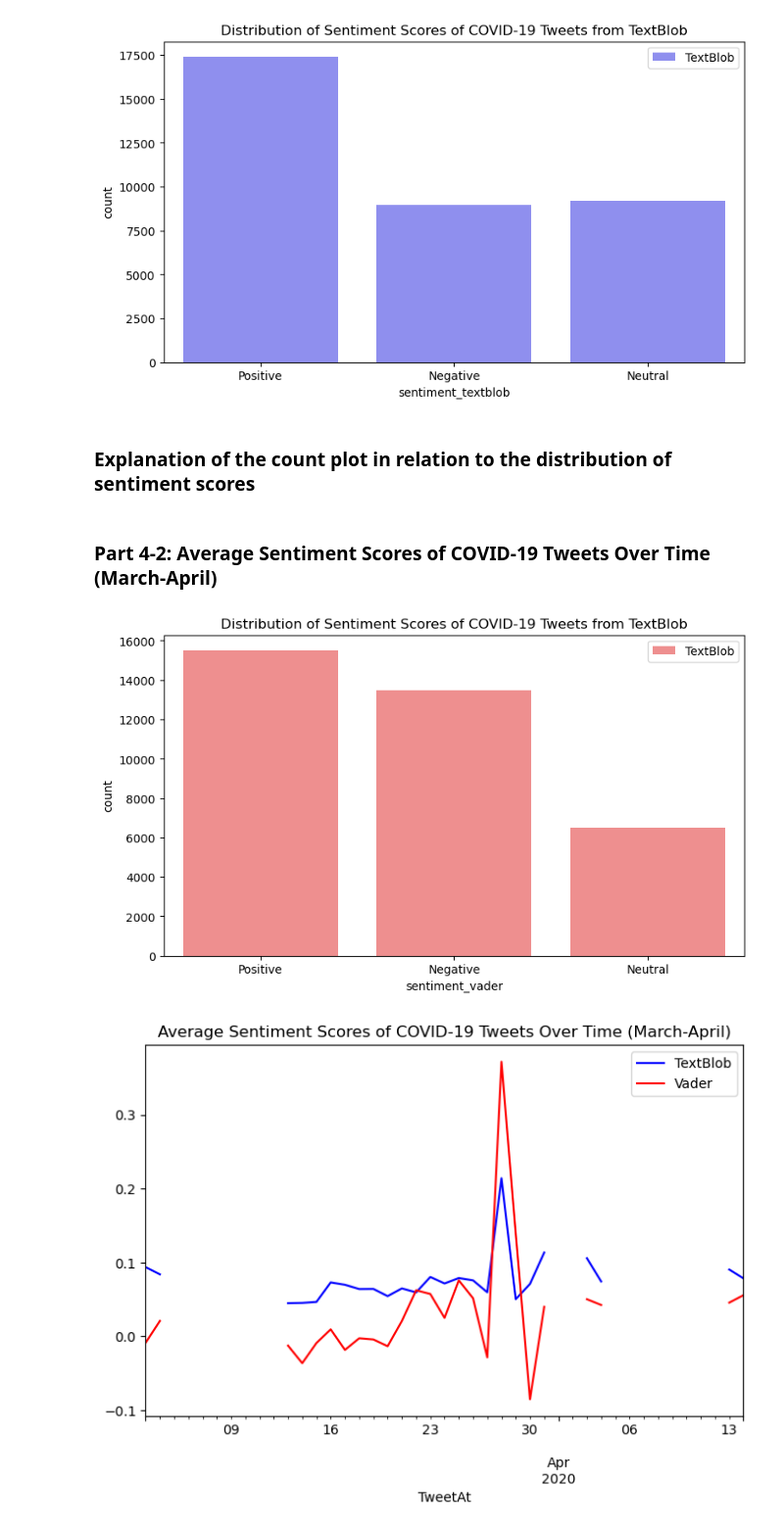
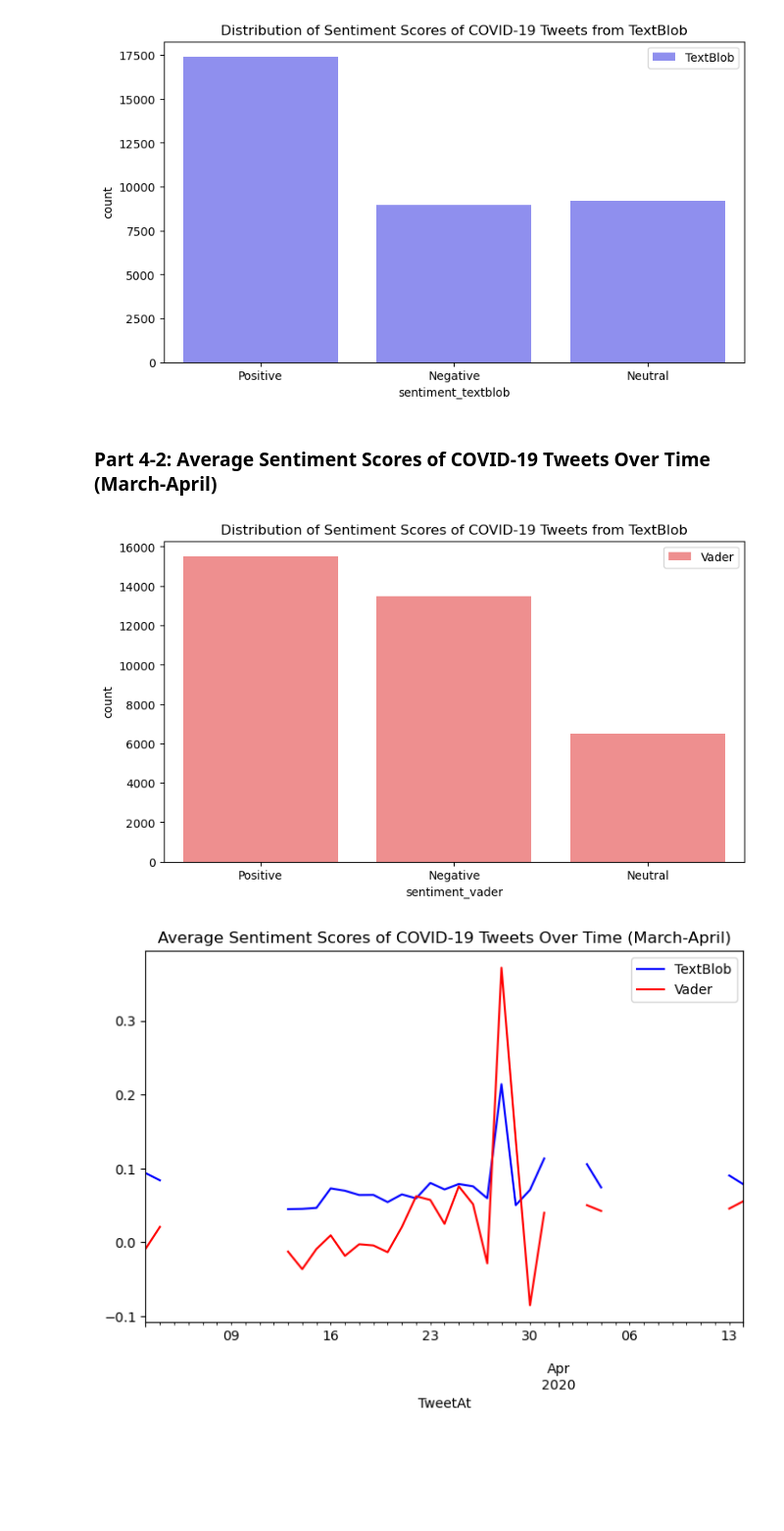
Before and after one commit to ReproTeach/final-project-sd_final_project, a Jupyter notebook: SD_final_project.ipynb, the cells around one changed output. Shown: that part at 98% size. Saved outputs shown, nothing was run; the diff lists cells and outputs as text; code cells hidden in the pictures; blank space fills up the shorter version.

```diff
--- a/SD_final_project.ipynb
+++ b/SD_final_project.ipynb
@@ -378,20 +423,18 @@ plt.title('Distribution of Sentiment Scores of COVID-19 Tweets from TextBlob')
 plt.show()
 # %% [output]
 [figure]
-# %% [markdown]
-### Explanation of the count plot in relation to the distribution of sentiment scores
 # %% [markdown]
 ### Part 4-2: Average Sentiment Scores of COVID-19 Tweets Over Time (March-April)
 # %%
 import seaborn as sns
 
 plt.figure(figsize=(9, 5))
-sns.countplot(x="sentiment_vader", data=merged_df, label="TextBlob", color='red', order = order_sent, alpha=0.5)
+sns.countplot(x="sentiment_vader", data=merged_df, label="Vader", color='red', order = order_sent, alpha=0.5)
 plt.legend()
 plt.title('Distribution of Sentiment Scores of COVID-19 Tweets from TextBlob')
 plt.show()
 # %% [output]
-[figure, old version]
+[figure, new version]
 # %%
 merged_df['TweetAt'] = pd.to_datetime(merged_df['TweetAt'])
 
```
Also changed, not shown: parts of 33 cells of this notebook.
